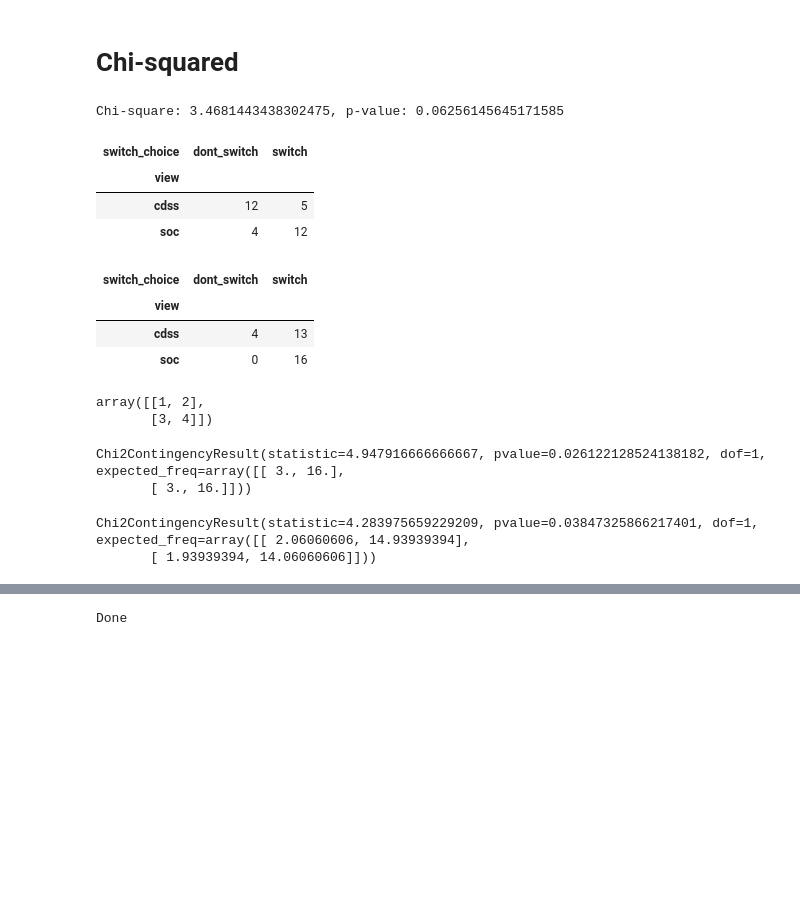
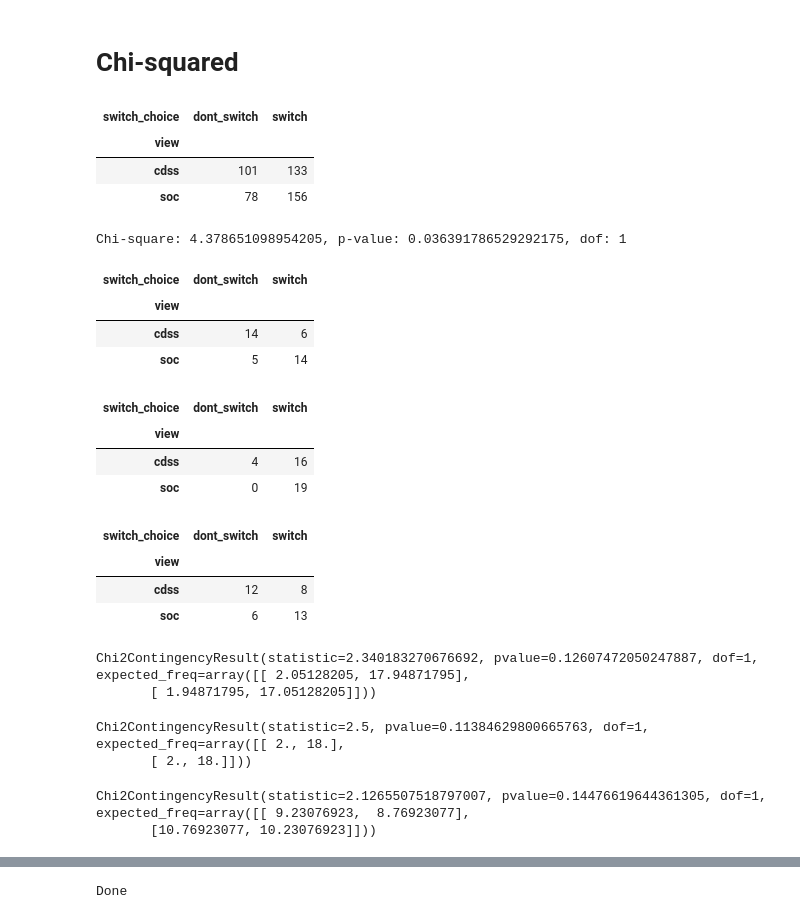
Before and after one commit to WilliamBolton/cdss_demo, a Jupyter notebook: cdss_1/cdss_1/analysis/decision_analysis.ipynb, the cells around one changed output, grey strips where cells are left out. Saved outputs shown, nothing was run; the diff lists cells and outputs as text; code cells hidden in the pictures; blank space fills up the shorter version.

```diff
--- a/cdss_1/cdss_1/analysis/decision_analysis.ipynb
+++ b/cdss_1/cdss_1/analysis/decision_analysis.ipynb
@@ -185,50 +266,64 @@ Name: count, dtype: int64
 # Contingency table
 contingency_table = pd.crosstab(all_choices['view'], all_choices['switch_choice'])
 #contingency_table = pd.crosstab(all_choices['switch_choice'], all_choices['view'])
-
+contingency_table
 # Chi-square test
 chi2, p, dof, expected = chi2_contingency(contingency_table)
 
-print(f"Chi-square: {chi2}, p-value: {p}")
+print(f"Chi-square: {chi2}, p-value: {p}, dof: {dof}")
 # %% [output]
+| switch_choice | dont_switch | switch |
+| view |  |  |
+| cdss | 101 | 133 |
+| soc | 78 | 156 |
-Chi-square: 3.4681443438302475, p-value: 0.06256145645171585
+Chi-square: 4.378651098954205, p-value: 0.036391786529292175, dof: 1
 # %%
 # Subset the data for the specific patient
 subset_df = all_choices[all_choices['patient'] == 7]
 # Contingency table
 contingency_table = pd.crosstab(subset_df['view'], subset_df['switch_choice'])
 contingency_table
 # Subset the data for the specific patient
 subset_df = all_choices[all_choices['patient'] == 6]
 # Contingency table
 contingency_table = pd.crosstab(subset_df['view'], subset_df['switch_choice'])
 contingency_table
+# Subset the data for the specific patient
+subset_df = all_choices[all_choices['patient'] == 10]
+# Contingency table
+contingency_table = pd.crosstab(subset_df['view'], subset_df['switch_choice'])
+contingency_table
 # %% [output]
 | switch_choice | dont_switch | switch |
 | view |  |  |
-| cdss | 12 | 5 |
-| soc | 4 | 12 |
+| cdss | 14 | 6 |
+| soc | 5 | 14 |
 | switch_choice | dont_switch | switch |
 | view |  |  |
-| cdss | 4 | 13 |
-| soc | 0 | 16 |
+| cdss | 4 | 16 |
+| soc | 0 | 19 |
+| switch_choice | dont_switch | switch |
+| view |  |  |
+| cdss | 12 | 8 |
+| soc | 6 | 13 |
-# %%
-contingency_table
-# %% [output]
-array([[1, 2],
-       [3, 4]])
 # %%
-contingency_table = np.array([[6, 13], [0, 19]])
+contingency_table = np.array([[4, 16], [0, 19]])
 chi2_contingency(contingency_table)
 # %% [output]
-Chi2ContingencyResult(statistic=4.947916666666667, pvalue=0.026122128524138182, dof=1, expected_freq=array([[ 3., 16.],
-       [ 3., 16.]]))
+Chi2ContingencyResult(statistic=2.340183270676692, pvalue=0.12607472050247887, dof=1, expected_freq=array([[ 2.05128205, 17.94871795],
+       [ 1.94871795, 17.05128205]]))
 # %%
-contingency_table = np.array([[4, 13], [0, 16]])
-chi2_contingency(contingency_table, correction=False)
+contingency_table = np.array([[4, 16], [0, 20]])
+chi2_contingency(contingency_table) #correction=False
 # %% [output]
-Chi2ContingencyResult(statistic=4.283975659229209, pvalue=0.03847325866217401, dof=1, expected_freq=array([[ 2.06060606, 14.93939394],
-       [ 1.93939394, 14.06060606]]))
+Chi2ContingencyResult(statistic=2.5, pvalue=0.11384629800665763, dof=1, expected_freq=array([[ 2., 18.],
+       [ 2., 18.]]))
+# %%
+contingency_table = np.array([[12, 6], [8, 13]])
+chi2_contingency(contingency_table)
+# %% [output]
+Chi2ContingencyResult(statistic=2.1265507518797007, pvalue=0.14476619644361305, dof=1, expected_freq=array([[ 9.23076923,  8.76923077],
+       [10.76923077, 10.23076923]]))
 # %%
 # Loop through each unique patient
 for patient in all_choices['patient'].unique():
```
Also changed, not shown: parts of 26 cells of this notebook, 27 other files.
